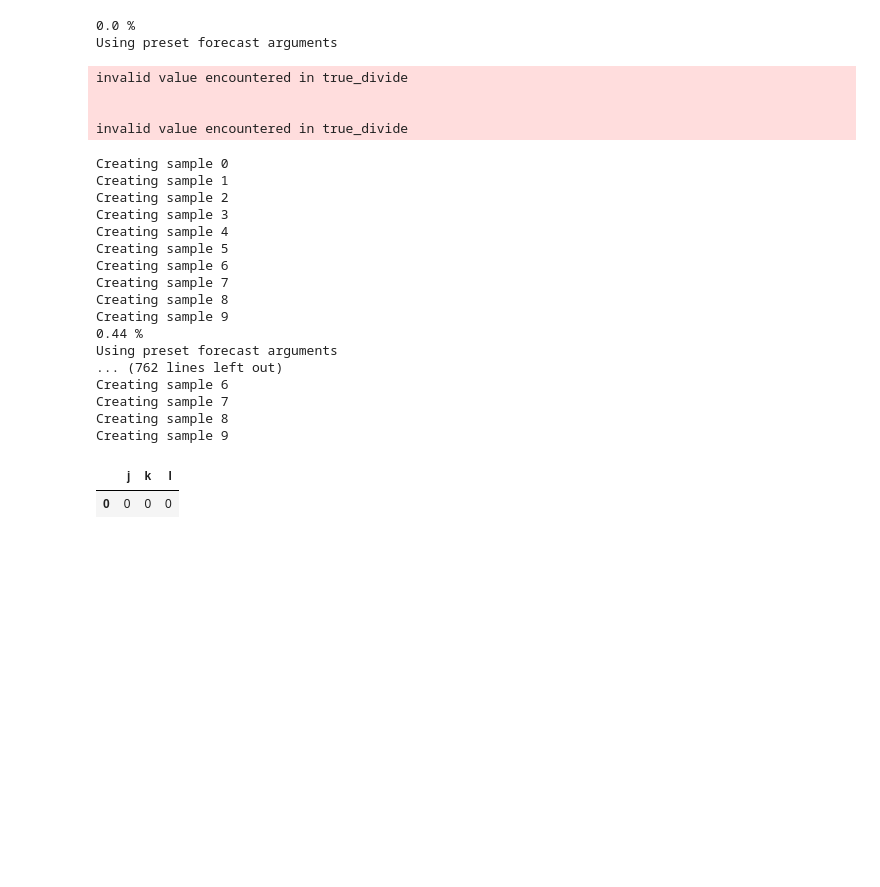
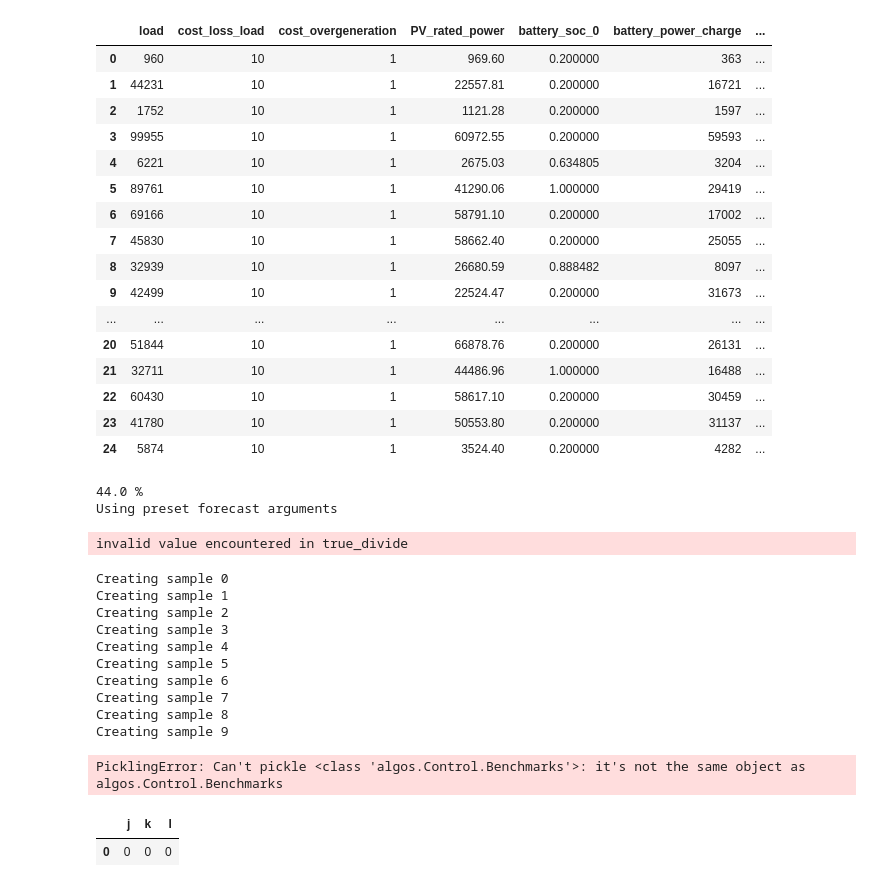
Before and after one commit to Total-RD/pymgrid, a Jupyter notebook: notebooks/Pymgrid25 Algo Comparison.ipynb, the cells around one changed output. Cells and saved outputs as stored; diff of their text form; code cells hidden in the pictures; blank space fills up the shorter version.

```diff
--- a/notebooks/Pymgrid25 Algo Comparison.ipynb
+++ b/notebooks/Pymgrid25 Algo Comparison.ipynb
@@ -18,8 +18,26 @@ reload()
 [interactive output not drawn]
 # %%
 path = sys.path[len(sys.path)-1]
-env = mg.MicrogridGenerator(path = path,nb_microgrid=2)
-env = env.load('pymgrid25')
+env = mg.MicrogridGenerator(path = path,nb_microgrid=25)
+env.generate_microgrid()
+# %% [output]
+|  | load | cost_loss_load | cost_overgeneration | PV_rated_power | battery_soc_0 | battery_power_charge | ... |
+| 0 | 960 | 10 | 1 | 969.60 | 0.200000 | 363 | ... |
+| 1 | 44231 | 10 | 1 | 22557.81 | 0.200000 | 16721 | ... |
+| 2 | 1752 | 10 | 1 | 1121.28 | 0.200000 | 1597 | ... |
+| 3 | 99955 | 10 | 1 | 60972.55 | 0.200000 | 59593 | ... |
+| 4 | 6221 | 10 | 1 | 2675.03 | 0.634805 | 3204 | ... |
+| 5 | 89761 | 10 | 1 | 41290.06 | 1.000000 | 29419 | ... |
+| 6 | 69166 | 10 | 1 | 58791.10 | 0.200000 | 17002 | ... |
+| 7 | 45830 | 10 | 1 | 58662.40 | 0.200000 | 25055 | ... |
+| 8 | 32939 | 10 | 1 | 26680.59 | 0.888482 | 8097 | ... |
+| 9 | 42499 | 10 | 1 | 22524.47 | 0.200000 | 31673 | ... |
+| ... | ... | ... | ... | ... | ... | ... | ... |
+| 20 | 51844 | 10 | 1 | 66878.76 | 0.200000 | 26131 | ... |
+| 21 | 32711 | 10 | 1 | 44486.96 | 1.000000 | 16488 | ... |
+| 22 | 60430 | 10 | 1 | 58617.10 | 0.200000 | 30459 | ... |
+| 23 | 41780 | 10 | 1 | 50553.80 | 0.200000 | 31137 | ... |
+| 24 | 5874 | 10 | 1 | 3524.40 | 0.200000 | 4282 | ... |
 # %%
 comparison_list = []
 forecast_accuracies = [50, 70, 85]
@@ -32,10 +50,24 @@ sampling_args['push_individual_ratio'] = 0.5 # For pv data
 total_iter = len(env.microgrids)*len(forecast_accuracies)*len(percentiles)
 
 checkpoint = pd.DataFrame()
+checkpoint = pd.read_csv('checkpoint.csv')
+
+j0 = checkpoint['j'].values[0]
+k0 = checkpoint['k'].values[0]
+l0 = checkpoint['l'].values[0]
+check = False
 
 for j, microgrid in enumerate(env.microgrids):
     for k, accuracy in enumerate(forecast_accuracies):
         for l, percentile in enumerate(percentiles):
+
+            if j0 == j and k0==k and l0==l:
+                check = True
+                continue
+
+            if check == False:
+                continue
+
 
             m = (j*len(forecast_accuracies)+k)*len(percentiles)+l
             print(round(100*m/total_iter,2),'%')
@@ -57,12 +89,9 @@ for j, microgrid in enumerate(env.microgrids):
             pickle.dump(d,outfile)
             outfile.close()
 # %% [output]
-0.0 %
+44.0 %
 Using preset forecast arguments
 invalid value encountered in true_divide
-
-
-invalid value encountered in true_divide
 Creating sample 0
 Creating sample 1
 Creating sample 2
@@ -73,13 +102,7 @@ Creating sample 6
 Creating sample 7
 Creating sample 8
 Creating sample 9
-0.44 %
-Using preset forecast arguments
-... (762 lines left out)
-Creating sample 6
-Creating sample 7
-Creating sample 8
-Creating sample 9
+PicklingError: Can't pickle <class 'algos.Control.Benchmarks'>: it's not the same object as algos.Control.Benchmarks
 # %%
 filename = 'comparison_algos'
 outfile = open(filename,'wb')
```
Also changed, not shown: 3 other files.
